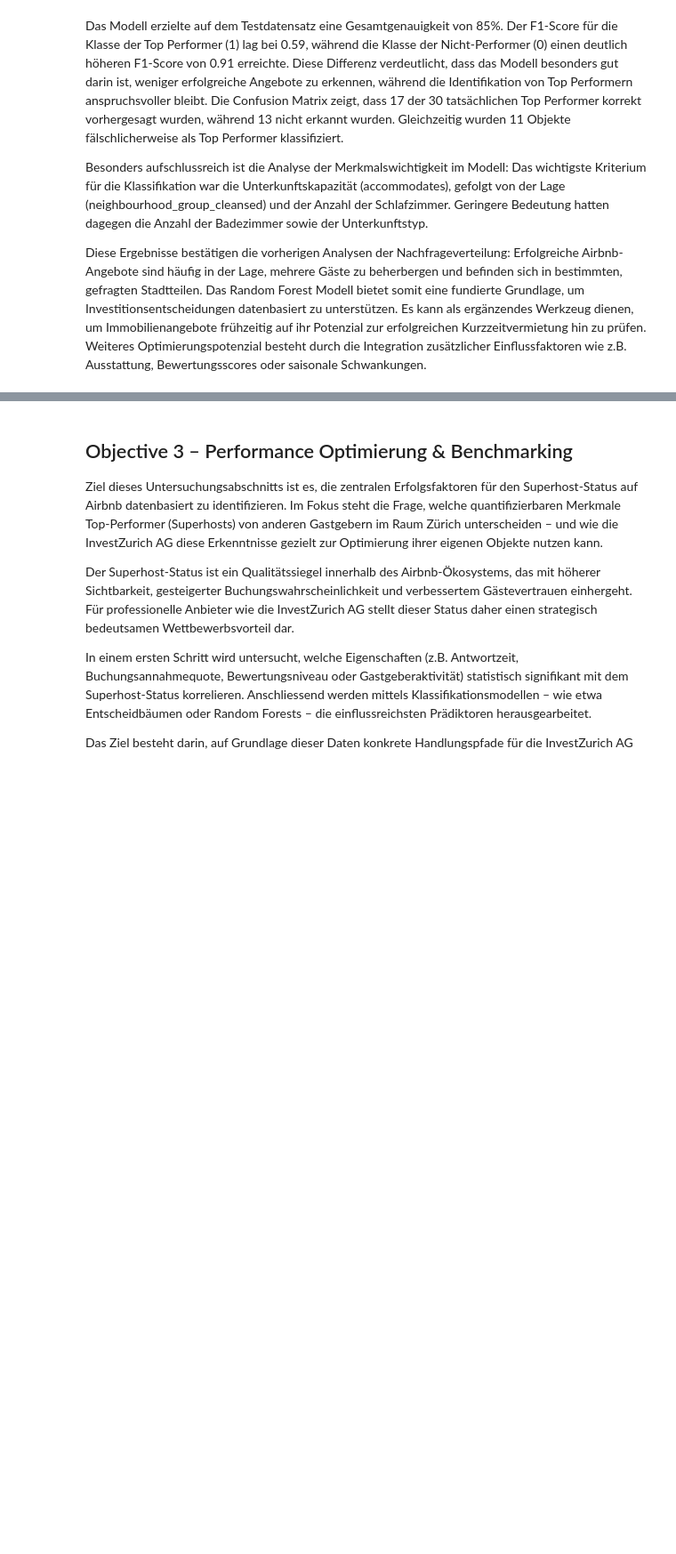
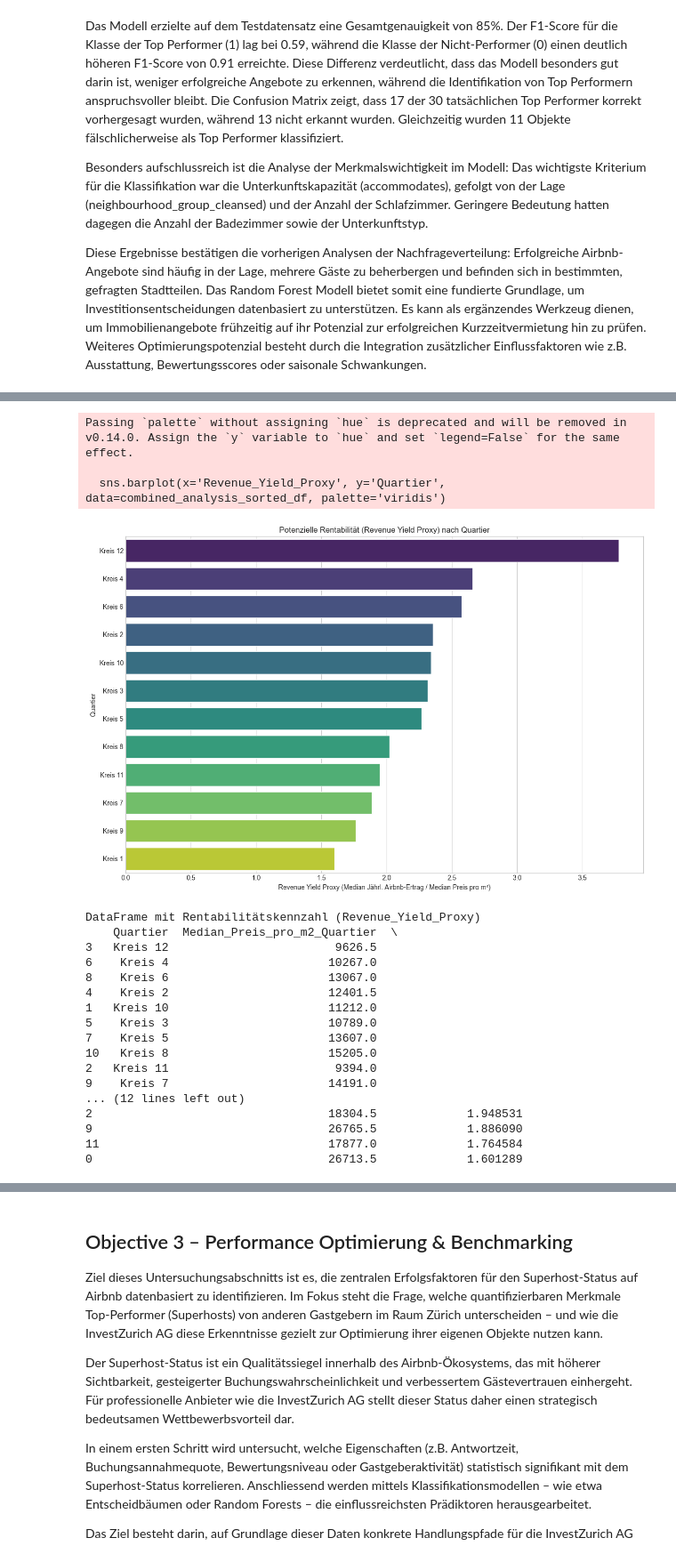
Before and after one commit to callmemarcleo/BINA, a Jupyter notebook: Final_Report.ipynb, the cells around one changed output, grey strips where cells are left out. Shown at 89% size. Drawn from its saved outputs; the diff is of its cells as text; code cells hidden in the pictures; blank space fills up the shorter version.

```diff
--- a/Final_Report.ipynb
+++ b/Final_Report.ipynb
@@ -1515,0 +1506,65 @@ Name: price_log, dtype: float64
+# %%
+# combined_analysis_df sollte nun existieren.
+# Wir benötigen auch matplotlib und seaborn für die Visualisierungen.
+import matplotlib.pyplot as plt
+import seaborn as sns
+import numpy as np # Für den Fall, dass wir Inf-Werte behandeln müssen
+
+if 'combined_analysis_df' in locals() or 'combined_analysis_df' in globals():
+    if not combined_analysis_df.empty:
+
+        # 1. Berechnung der Rentabilitätskennzahl (Revenue Yield Proxy)
+        # Dieser Proxy gibt an, wie viel des Quadratmeterpreises potenziell durch jährliche Airbnb-Einnahmen "gedeckt" wird.
+        # Wir müssen sicherstellen, dass Median_Preis_pro_m2_Quartier nicht Null ist, um DivisionByZeroError zu vermeiden.
+        if (combined_analysis_df['Median_Preis_pro_m2_Quartier'] == 0).any():
+            print("Warnung: Einige Quartiere haben einen Median_Preis_pro_m2_Quartier von 0. Diese werden NaN/Inf in der Renditekennzahl ergeben.")
+
+        # Ersetze 0 im Nenner temporär durch NaN, um Inf zu vermeiden, und fülle dann ggf. mit 0 oder behandle es.
+        # In diesem Fall ist es unwahrscheinlich, dass der Preis 0 ist, aber eine gute Praxis.
+        combined_analysis_df['Revenue_Yield_Proxy'] = combined_analysis_df['Median_Estimated_Yearly_Revenue_Airbnb'] / combined_analysis_df['Median_Preis_pro_m2_Quartier'].replace(0, np.nan)
+
+        # Falls durch die obige Ersetzung NaNs entstanden sind (weil Preis 0 war), könnten wir sie mit 0 füllen.
+        # combined_analysis_df['Revenue_Yield_Proxy'].fillna(0, inplace=True)
+
+        # --- Visualisierung ---
+
+        # a) Balkendiagramm für den Revenue_Yield_Proxy pro Quartier
+        plt.figure(figsize=(12, 8))
+        sns.barplot(x='Revenue_Yield_Proxy', y='Quartier', data=combined_analysis_sorted_df, palette='viridis')
+        plt.title('Potenzielle Rentabilität (Revenue Yield Proxy) nach Quartier')
+        plt.xlabel('Revenue Yield Proxy (Median Jährl. Airbnb-Ertrag / Median Preis pro m²)')
+        plt.ylabel('Quartier')
+        plt.tight_layout()
+        plt.show()
+
+        print("DataFrame mit Rentabilitätskennzahl (Revenue_Yield_Proxy)")
+        # Sortieren nach der neuen Kennzahl, um die "Top"-Quartiere zu sehen
+        combined_analysis_sorted_df = combined_analysis_df.sort_values(by='Revenue_Yield_Proxy', ascending=False)
+        print(combined_analysis_sorted_df)
+
+    else:
+        print("Der DataFrame 'combined_analysis_df' ist leer.")
+else:
+    print("Der DataFrame 'combined_analysis_df' wurde nicht gefunden.")
+# %% [output]
+Passing `palette` without assigning `hue` is deprecated and will be removed in v0.14.0. Assign the `y` variable to `hue` and set `legend=False` for the same effect.
+
+  sns.barplot(x='Revenue_Yield_Proxy', y='Quartier', data=combined_analysis_sorted_df, palette='viridis')
+[figure, added]
+DataFrame mit Rentabilitätskennzahl (Revenue_Yield_Proxy)
+    Quartier  Median_Preis_pro_m2_Quartier  \
+3   Kreis 12                        9626.5
+6    Kreis 4                       10267.0
+8    Kreis 6                       13067.0
+4    Kreis 2                       12401.5
+1   Kreis 10                       11212.0
+5    Kreis 3                       10789.0
+7    Kreis 5                       13607.0
+10   Kreis 8                       15205.0
+2   Kreis 11                        9394.0
+9    Kreis 7                       14191.0
+... (12 lines left out)
+2                                  18304.5             1.948531
+9                                  26765.5             1.886090
+11                                 17877.0             1.764584
+0                                  26713.5             1.601289
```
Also changed, not shown: parts of 49 cells of this notebook.
